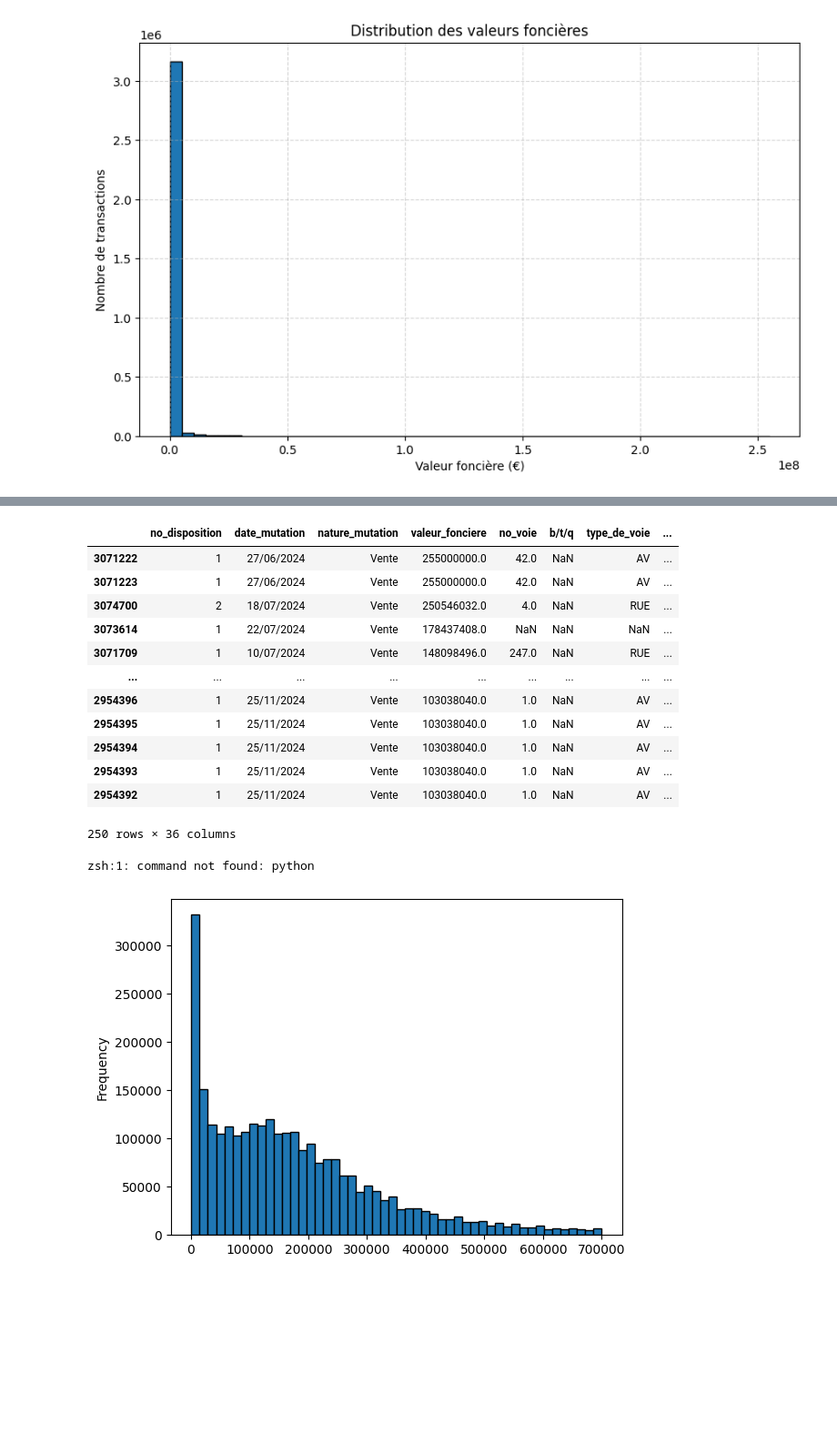
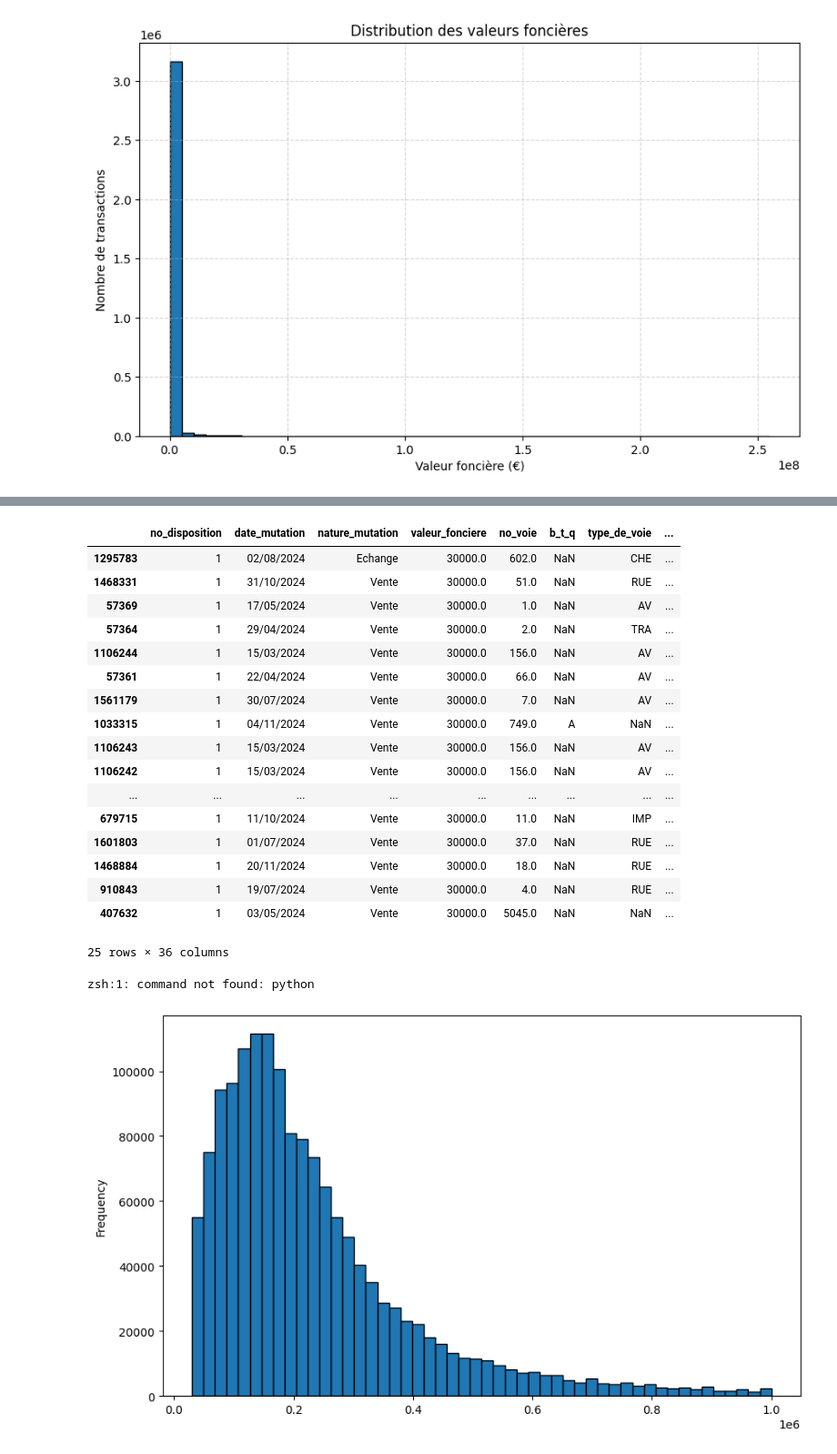
Before and after one commit to julienf31/yboost, a Jupyter notebook: seance1/extract.ipynb, the cells around one changed output, grey strips where cells are left out. Shown: that part at 91% size. Saved outputs shown, nothing was run; the diff lists cells and outputs as text; code cells hidden in the pictures; blank space fills up the shorter version.

```diff
--- a/seance1/extract.ipynb
+++ b/seance1/extract.ipynb
@@ -29,8 +29,8 @@ dtypes: float64(16), int64(4), object(23)
 memory usage: 1.1+ GB
 # %%
 # Cleaning columns names
-df.columns = df.columns.str.lower().str.replace(' ', '_').str.replace('-', '_')
-df.columns
+df.columns = df.columns.str.lower().str.replace(' ', '_').str.replace('-', '_').str.replace('/','_')
+print(df.columns)
 # %% [output]
 Index(['identifiant_de_document', 'reference_document', '1_articles_cgi',
        '2_articles_cgi', '3_articles_cgi', '4_articles_cgi', '5_articles_cgi',
@@ -70,7 +70,7 @@ dtype: int64
 # %%
 colsToRemove = [
     'identifiant_de_document',
-    'reference_document'
+    'reference_document',
 ]
 
 df = df.drop(columns=colsToRemove)
@@ -235,7 +238,7 @@ df.sort_values(by='valeur_fonciere', ascending=False).head(250)
 # %%
 df_clean = df.copy()
 
-df_clean = df_clean.drop(df_clean[df_clean['type_local'] == 'Local industriel. commercial ou assimilé'].index)
+df_clean = df_clean.drop(df_clean[df_clean['type_local'] == 'Local industriel. commercial ou assimilé'].index).drop(df_clean[df_clean['type_local'].isna()].index)
 # %%
 df_clean.reset_index(drop=True, inplace=True)
 df_clean.info()
@@ -260,32 +263,37 @@ memory usage: 857.0+ MB
 # %%
-df_clean.sort_values(by='valeur_fonciere', ascending=False).head(250)
+df_clean.sort_values(by='valeur_fonciere', ascending=True).head(25)
 # %% [output]
-|  | no_disposition | date_mutation | nature_mutation | valeur_fonciere | no_voie | b/t/q | type_de_voie | ... |
-| 3071222 | 1 | 27/06/2024 | Vente | 255000000.0 | 42.0 | NaN | AV | ... |
-| 3071223 | 1 | 27/06/2024 | Vente | 255000000.0 | 42.0 | NaN | AV | ... |
-| 3074700 | 2 | 18/07/2024 | Vente | 250546032.0 | 4.0 | NaN | RUE | ... |
-| 3073614 | 1 | 22/07/2024 | Vente | 178437408.0 | NaN | NaN | NaN | ... |
-| 3071709 | 1 | 10/07/2024 | Vente | 148098496.0 | 247.0 | NaN | RUE | ... |
+|  | no_disposition | date_mutation | nature_mutation | valeur_fonciere | no_voie | b_t_q | type_de_voie | ... |
+| 1295783 | 1 | 02/08/2024 | Echange | 30000.0 | 602.0 | NaN | CHE | ... |
+| 1468331 | 1 | 31/10/2024 | Vente | 30000.0 | 51.0 | NaN | RUE | ... |
+| 57369 | 1 | 17/05/2024 | Vente | 30000.0 | 1.0 | NaN | AV | ... |
+| 57364 | 1 | 29/04/2024 | Vente | 30000.0 | 2.0 | NaN | TRA | ... |
+| 1106244 | 1 | 15/03/2024 | Vente | 30000.0 | 156.0 | NaN | AV | ... |
+| 57361 | 1 | 22/04/2024 | Vente | 30000.0 | 66.0 | NaN | AV | ... |
+| 1561179 | 1 | 30/07/2024 | Vente | 30000.0 | 7.0 | NaN | AV | ... |
+| 1033315 | 1 | 04/11/2024 | Vente | 30000.0 | 749.0 | A | NaN | ... |
+| 1106243 | 1 | 15/03/2024 | Vente | 30000.0 | 156.0 | NaN | AV | ... |
+| 1106242 | 1 | 15/03/2024 | Vente | 30000.0 | 156.0 | NaN | AV | ... |
 | ... | ... | ... | ... | ... | ... | ... | ... | ... |
-| 2954396 | 1 | 25/11/2024 | Vente | 103038040.0 | 1.0 | NaN | AV | ... |
-| 2954395 | 1 | 25/11/2024 | Vente | 103038040.0 | 1.0 | NaN | AV | ... |
-| 2954394 | 1 | 25/11/2024 | Vente | 103038040.0 | 1.0 | NaN | AV | ... |
-| 2954393 | 1 | 25/11/2024 | Vente | 103038040.0 | 1.0 | NaN | AV | ... |
-| 2954392 | 1 | 25/11/2024 | Vente | 103038040.0 | 1.0 | NaN | AV | ... |
+| 679715 | 1 | 11/10/2024 | Vente | 30000.0 | 11.0 | NaN | IMP | ... |
+| 1601803 | 1 | 01/07/2024 | Vente | 30000.0 | 37.0 | NaN | RUE | ... |
+| 1468884 | 1 | 20/11/2024 | Vente | 30000.0 | 18.0 | NaN | RUE | ... |
+| 910843 | 1 | 19/07/2024 | Vente | 30000.0 | 4.0 | NaN | RUE | ... |
+| 407632 | 1 | 03/05/2024 | Vente | 30000.0 | 5045.0 | NaN | NaN | ... |
-250 rows × 36 columns
+25 rows × 36 columns
 # %%
 !python -m pip install matplotlib
 import matplotlib.pyplot as plt
-# plt.figure(figsize=(10,6))
+plt.figure(figsize=(10,6))
 df_clean['valeur_fonciere'].plot(kind='hist', bins=50, edgecolor='black')
 # plt.title("Distribution des valeurs foncières")
 # plt.xlabel("Valeur foncière (€)")
 # plt.ylabel("Nombre de transactions")
 # plt.grid(True, linestyle='--', alpha=0.5)
 plt.show()
 # %% [output]
 zsh:1: command not found: python
-[figure, old version]
+[figure, new version]
 # %%
 # df_clean = df_clean.drop(df_clean.nlargest(100000, 'valeur_fonciere').index)
 
```
Also changed, not shown: parts of 16 cells of this notebook.
